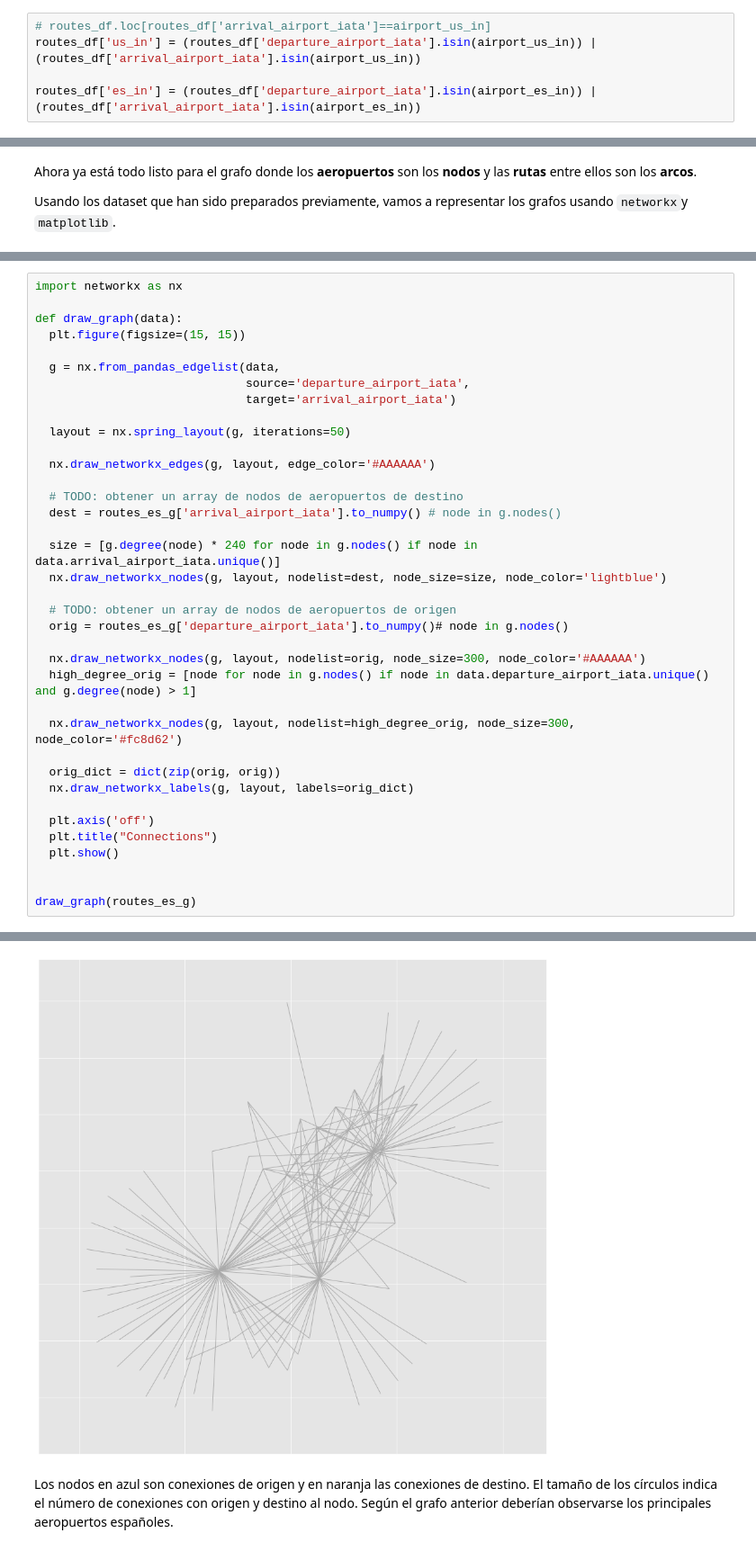
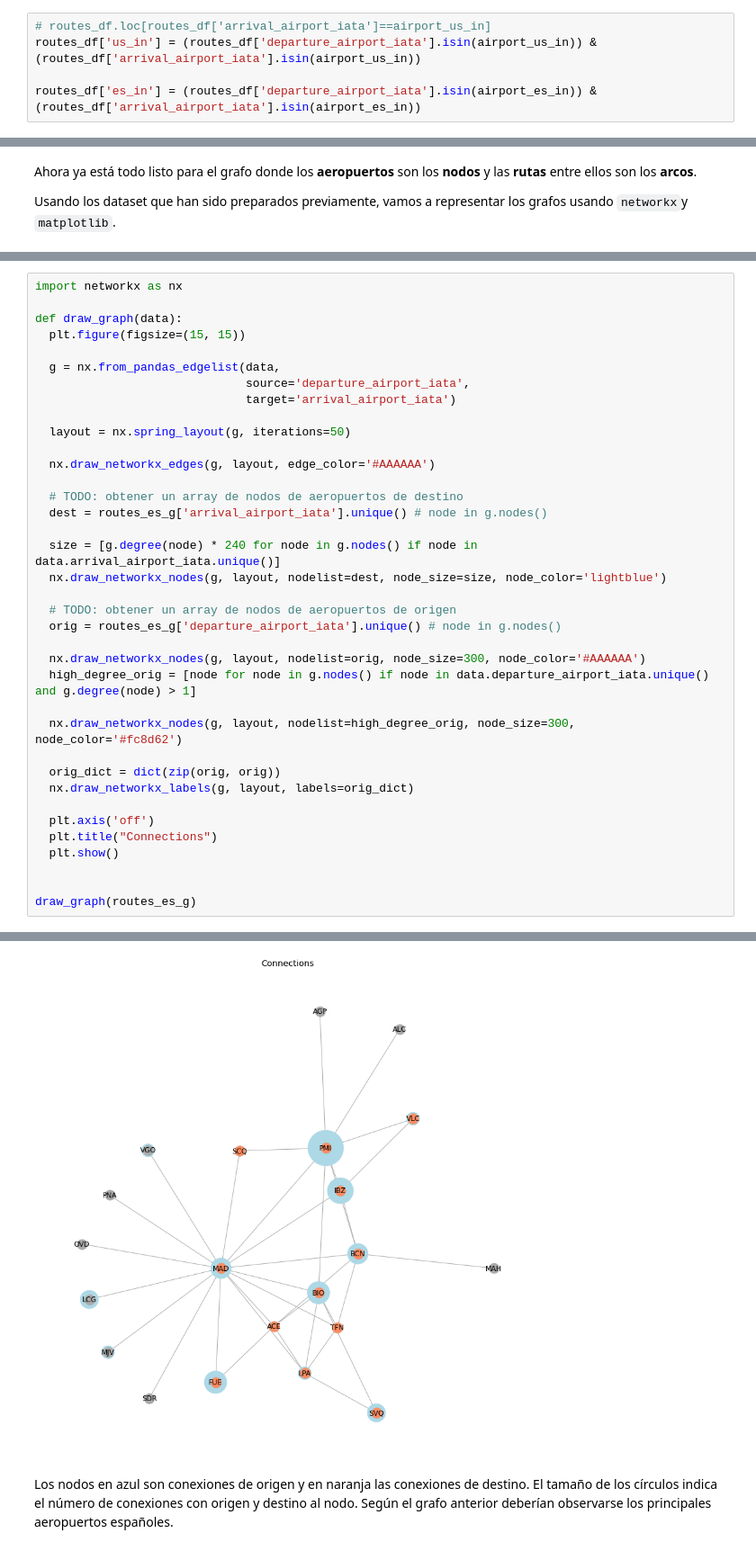
Before and after one commit to pfreezv/UOC, a Jupyter notebook: Tipología y fuentes de datos/pec 4/entrega/TyFdDd_PEC4_alan_coila_bustinza.ipynb, the cells around one changed output, grey strips where cells are left out. Shown at 90% size. Cells and saved outputs as stored; diff of their text form.

```diff
--- a/Tipología y fuentes de datos/pec 4/entrega/TyFdDd_PEC4_alan_coila_bustinza.ipynb
+++ b/Tipología y fuentes de datos/pec 4/entrega/TyFdDd_PEC4_alan_coila_bustinza.ipynb
@@ -1024,9 +1029,9 @@ routes_df.head(5)
 | 4 | CEK | OVB | 1 |
 # %%
 # routes_df.loc[routes_df['arrival_airport_iata']==airport_us_in]
-routes_df['us_in'] = (routes_df['departure_airport_iata'].isin(airport_us_in)) | (routes_df['arrival_airport_iata'].isin(airport_us_in))
+routes_df['us_in'] = (routes_df['departure_airport_iata'].isin(airport_us_in)) &(routes_df['arrival_airport_iata'].isin(airport_us_in))
 
-routes_df['es_in'] = (routes_df['departure_airport_iata'].isin(airport_es_in)) | (routes_df['arrival_airport_iata'].isin(airport_es_in))
+routes_df['es_in'] = (routes_df['departure_airport_iata'].isin(airport_es_in)) & (routes_df['arrival_airport_iata'].isin(airport_es_in))
 # %% [markdown]
 Para realizar el análisis hay que filtrar las rutas con origen y destino EE.UU. y con origen y destino España.
 # %%
@@ -1107,13 +1111,13 @@ def draw_graph(data):
   nx.draw_networkx_edges(g, layout, edge_color='#AAAAAA')
 
   # TODO: obtener un array de nodos de aeropuertos de destino
-  dest = routes_es_g['arrival_airport_iata'].to_numpy() # node in g.nodes()
+  dest = routes_es_g['arrival_airport_iata'].unique() # node in g.nodes()
 
   size = [g.degree(node) * 240 for node in g.nodes() if node in data.arrival_airport_iata.unique()]
   nx.draw_networkx_nodes(g, layout, nodelist=dest, node_size=size, node_color='lightblue')
 
   # TODO: obtener un array de nodos de aeropuertos de origen
-  orig = routes_es_g['departure_airport_iata'].to_numpy()# node in g.nodes()
+  orig = routes_es_g['departure_airport_iata'].unique() # node in g.nodes()
 
   nx.draw_networkx_nodes(g, layout, nodelist=orig, node_size=300, node_color='#AAAAAA')
   high_degree_orig = [node for node in g.nodes() if node in data.departure_airport_iata.unique() and g.degree(node) > 1]
@@ -1134,4 +1137,4 @@ ValueError: s must be a scalar, or float array-like with the same size as x and
-[figure, old version]
+[figure, new version]
 # %% [markdown]
 Los nodos en azul son conexiones de origen y en naranja las conexiones de destino. El tamaño de los círculos indica el número de conexiones con origen y destino al nodo. Según el grafo anterior deberían observarse los principales aeropuertos españoles.
 # %%
```
Also changed, not shown: parts of 6 cells of this notebook.
